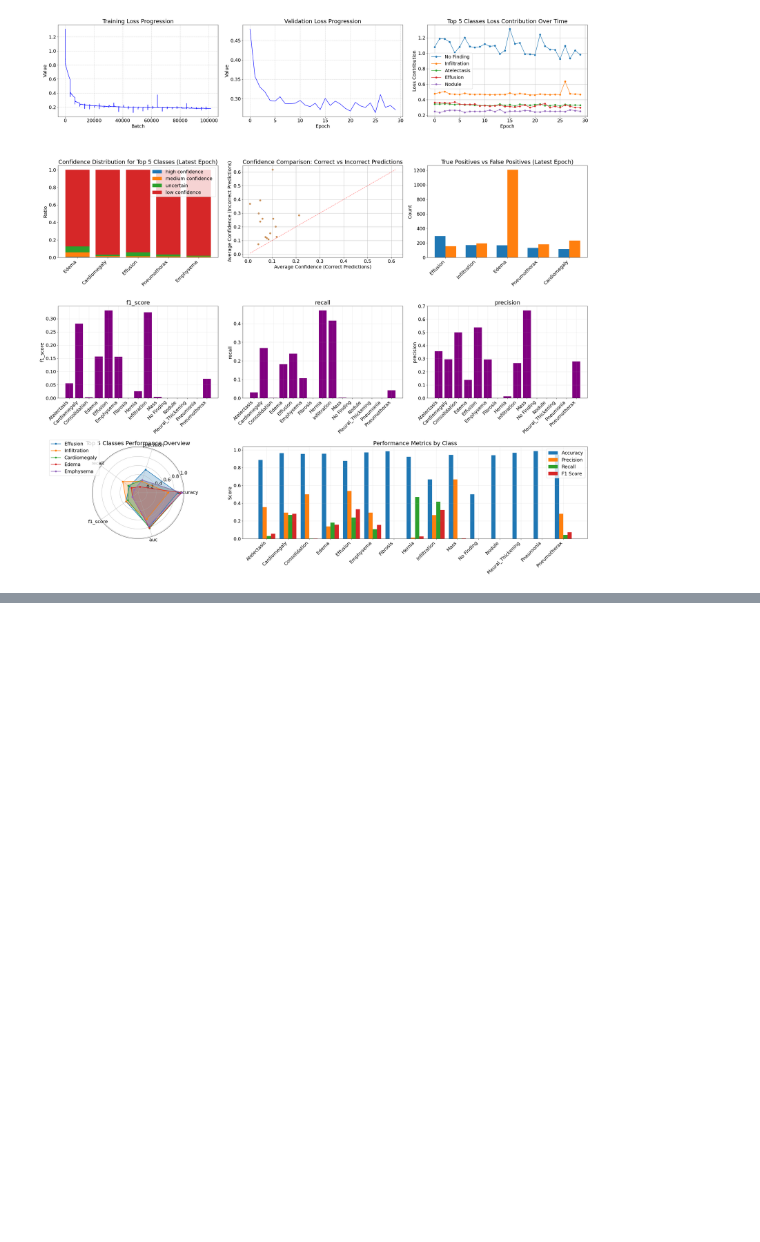
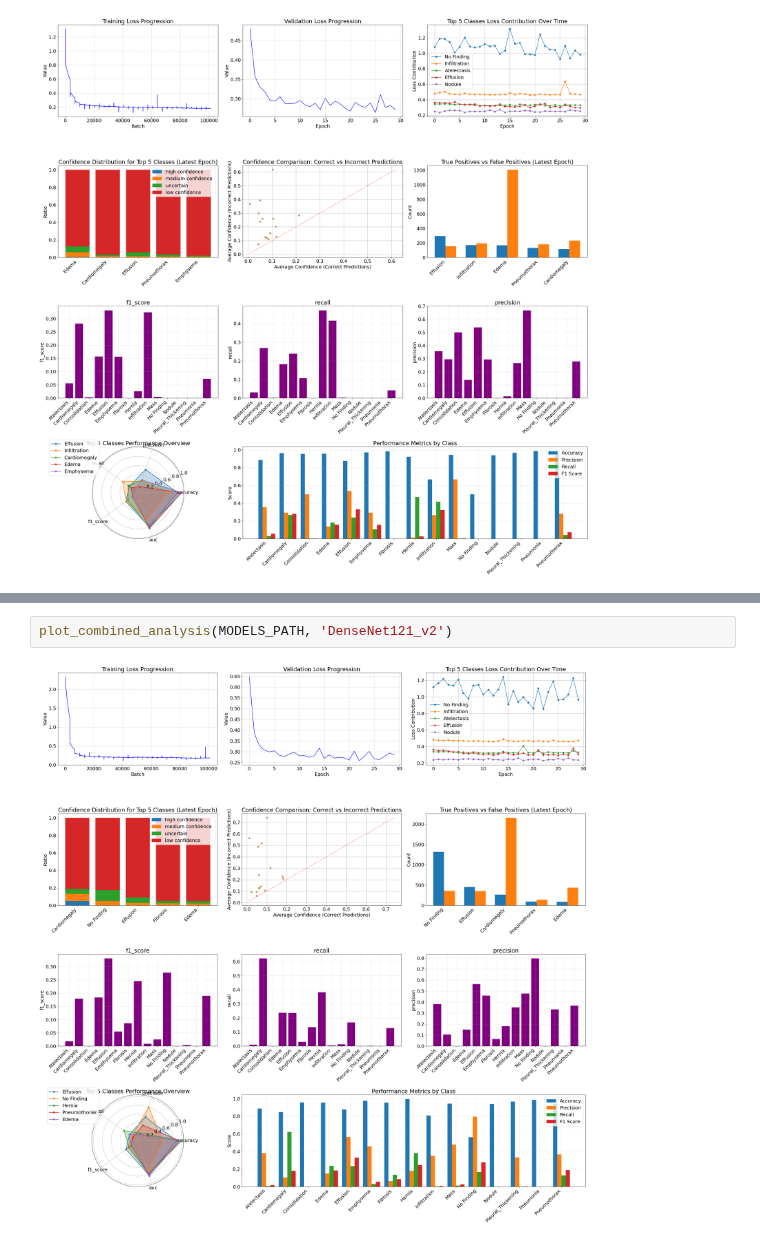
Before and after one commit to Argonus/codebook, a Jupyter notebook: studies/bachelor-thesis/notebooks/DenseNet121.ipynb, the cells around one changed output, grey strips where cells are left out. Drawn from its saved outputs; the diff is of its cells as text; blank space fills up the shorter version.

```diff
--- a/studies/bachelor-thesis/notebooks/DenseNet121.ipynb
+++ b/studies/bachelor-thesis/notebooks/DenseNet121.ipynb
@@ -23,0 +24,4 @@ FileNotFoundError: [Errno 2] No such file or directory: '/Users/piotr.r/Projects
+# %%
+plot_combined_analysis(MODELS_PATH, 'DenseNet121_v2')
+# %% [output]
+[figure, added]
```
Also changed, not shown: parts of 3 cells of this notebook, 10 other files.
